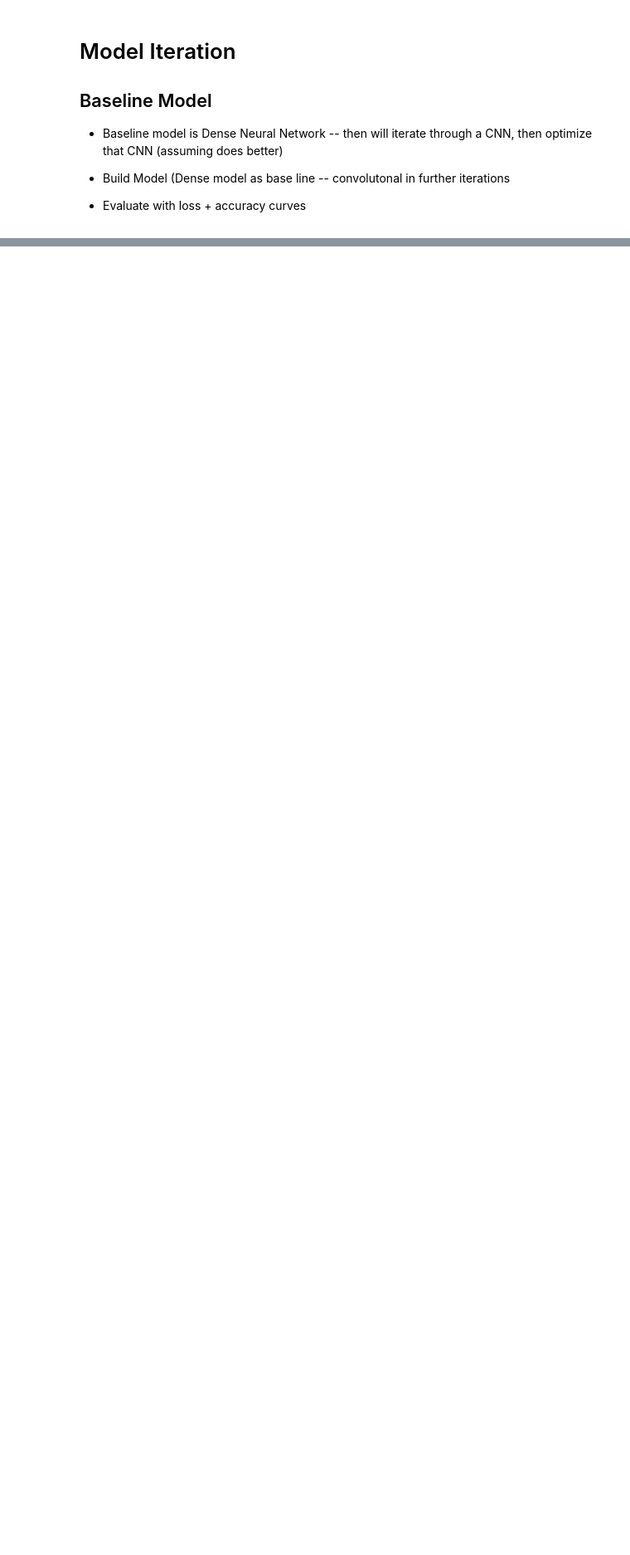
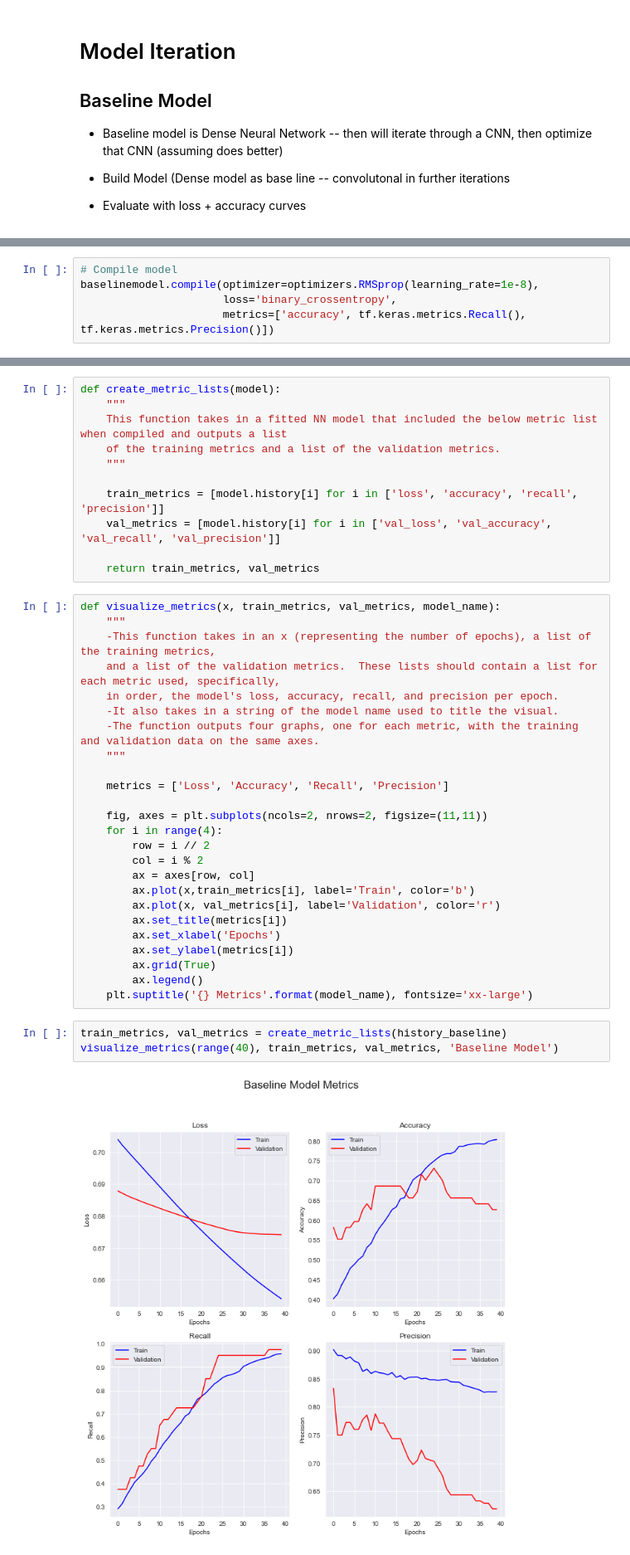
Before and after one commit to Bella3s/xray_image_classification, a Jupyter notebook: index.ipynb, the cells around one changed output, grey strips where cells are left out. Shown: that part at 83% size. Saved outputs shown, nothing was run; the diff lists cells and outputs as text; blank space fills up the shorter version.

```diff
--- a/index.ipynb
+++ b/index.ipynb
@@ -276,0 +379,5 @@ for i in range(8):
+# %%
+# Compile model
+baselinemodel.compile(optimizer=optimizers.RMSprop(learning_rate=1e-8),
+                      loss='binary_crossentropy',
+                      metrics=['accuracy', tf.keras.metrics.Recall(), tf.keras.metrics.Precision()])
@@ -276,0 +409,41 @@ for i in range(8):
+# %%
+def create_metric_lists(model):
+    """
+    This function takes in a fitted NN model that included the below metric list when compiled and outputs a list
+    of the training metrics and a list of the validation metrics.
+    """
+
+    train_metrics = [model.history[i] for i in ['loss', 'accuracy', 'recall', 'precision']]
+    val_metrics = [model.history[i] for i in ['val_loss', 'val_accuracy', 'val_recall', 'val_precision']]
+
+    return train_metrics, val_metrics
+# %%
+def visualize_metrics(x, train_metrics, val_metrics, model_name):
+    """
+    -This function takes in an x (representing the number of epochs), a list of the training metrics,
+    and a list of the validation metrics.  These lists should contain a list for each metric used, specifically,
+    in order, the model's loss, accuracy, recall, and precision per epoch.
+    -It also takes in a string of the model name used to title the visual.
+    -The function outputs four graphs, one for each metric, with the training and validation data on the same axes.
+    """
+
+    metrics = ['Loss', 'Accuracy', 'Recall', 'Precision']
+
+    fig, axes = plt.subplots(ncols=2, nrows=2, figsize=(11,11))
+    for i in range(4):
+        row = i // 2
+        col = i % 2
+        ax = axes[row, col]
+        ax.plot(x,train_metrics[i], label='Train', color='b')
+        ax.plot(x, val_metrics[i], label='Validation', color='r')
+        ax.set_title(metrics[i])
+        ax.set_xlabel('Epochs')
+        ax.set_ylabel(metrics[i])
+        ax.grid(True)
+        ax.legend()
+    plt.suptitle('{} Metrics'.format(model_name), fontsize='xx-large')
+# %%
+train_metrics, val_metrics = create_metric_lists(history_baseline)
+visualize_metrics(range(40), train_metrics, val_metrics, 'Baseline Model')
+# %% [output]
+[figure, added]
```
Also changed, not shown: parts of 33 cells of this notebook.
